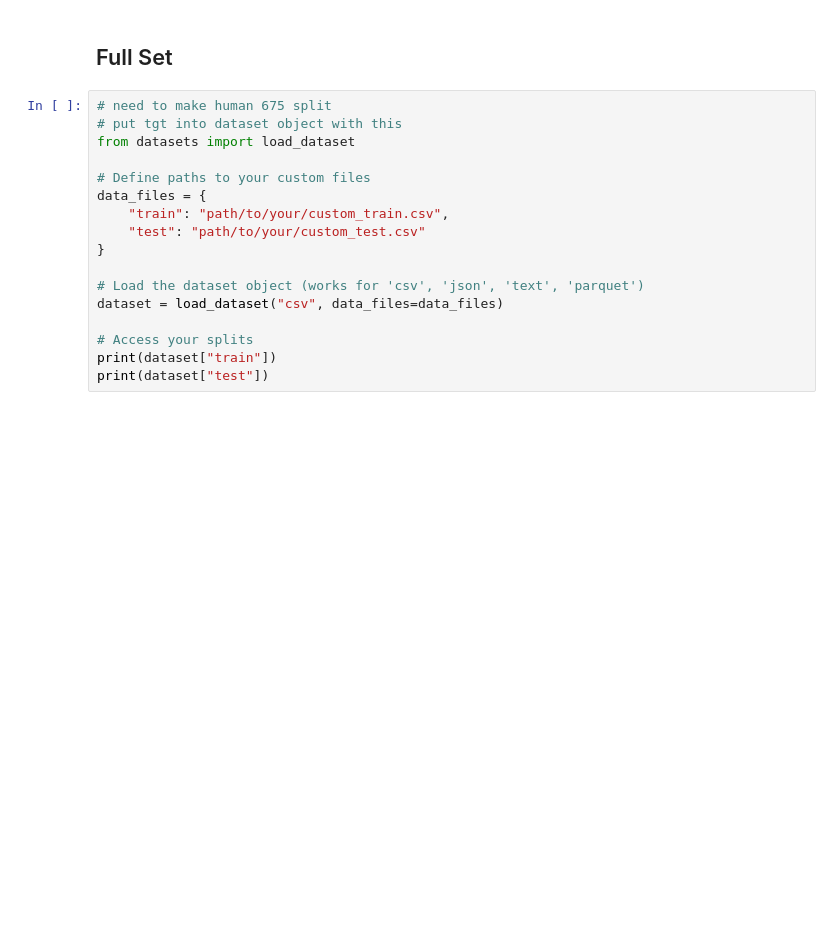
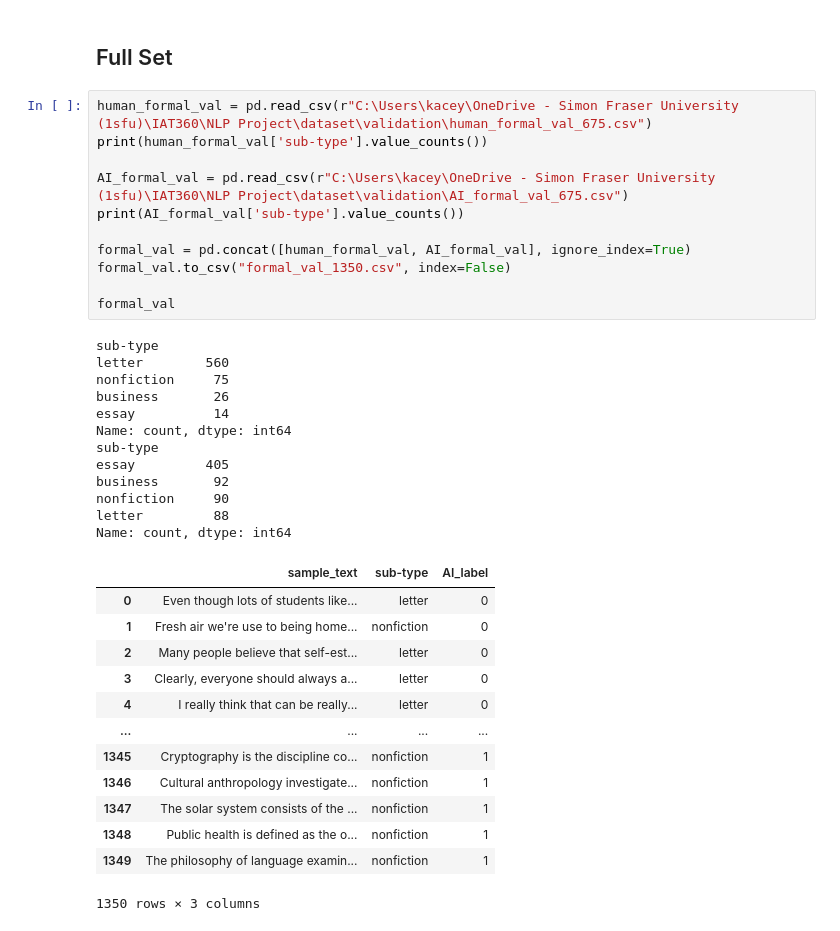
Before and after one commit to 4cekay/B101-Group2-NLP-Project, a Jupyter notebook: DatasetCuration.ipynb, the cells around one changed output. Saved outputs shown, nothing was run; the diff lists cells and outputs as text; blank space fills up the shorter version.

Commit message:
emergency split cleaning + formal dataset FINAL

```diff
--- a/DatasetCuration.ipynb
+++ b/DatasetCuration.ipynb
@@ -835,19 +913,39 @@ df_AI_formal_val.to_csv("AI_formal_val_675.csv", index=False)
 # %% [markdown]
 ## Full Set
-# %%
-# need to make human 675 split
-# put tgt into dataset object with this
-from datasets import load_dataset
-
-# Define paths to your custom files
-data_files = {
-    "train": "path/to/your/custom_train.csv",
-    "test": "path/to/your/custom_test.csv"
-}
-
-# Load the dataset object (works for 'csv', 'json', 'text', 'parquet')
-dataset = load_dataset("csv", data_files=data_files)
-
-# Access your splits
-print(dataset["train"])
-print(dataset["test"])
+# %%
+human_formal_val = pd.read_csv(r"C:\Users\kacey\OneDrive - Simon Fraser University (1sfu)\IAT360\NLP Project\dataset\validation\human_formal_val_675.csv")
+print(human_formal_val['sub-type'].value_counts())
+
+AI_formal_val = pd.read_csv(r"C:\Users\kacey\OneDrive - Simon Fraser University (1sfu)\IAT360\NLP Project\dataset\validation\AI_formal_val_675.csv")
+print(AI_formal_val['sub-type'].value_counts())
+
+formal_val = pd.concat([human_formal_val, AI_formal_val], ignore_index=True)
+formal_val.to_csv("formal_val_1350.csv", index=False)
+
+formal_val
+# %% [output]
+sub-type
+letter        560
+nonfiction     75
+business       26
+essay          14
+Name: count, dtype: int64
+sub-type
+essay         405
+business       92
+nonfiction     90
+letter         88
+Name: count, dtype: int64
+|  | sample_text | sub-type | AI_label |
+| 0 | Even though lots of students like... | letter | 0 |
+| 1 | Fresh air we're use to being home... | nonfiction | 0 |
+| 2 | Many people believe that self-est... | letter | 0 |
+| 3 | Clearly, everyone should always a... | letter | 0 |
+| 4 | I really think that can be really... | letter | 0 |
+| ... | ... | ... | ... |
+| 1345 | Cryptography is the discipline co... | nonfiction | 1 |
+| 1346 | Cultural anthropology investigate... | nonfiction | 1 |
+| 1347 | The solar system consists of the ... | nonfiction | 1 |
+| 1348 | Public health is defined as the o... | nonfiction | 1 |
+| 1349 | The philosophy of language examin... | nonfiction | 1 |
+1350 rows × 3 columns
```
Also changed, not shown: parts of 20 cells of this notebook.
